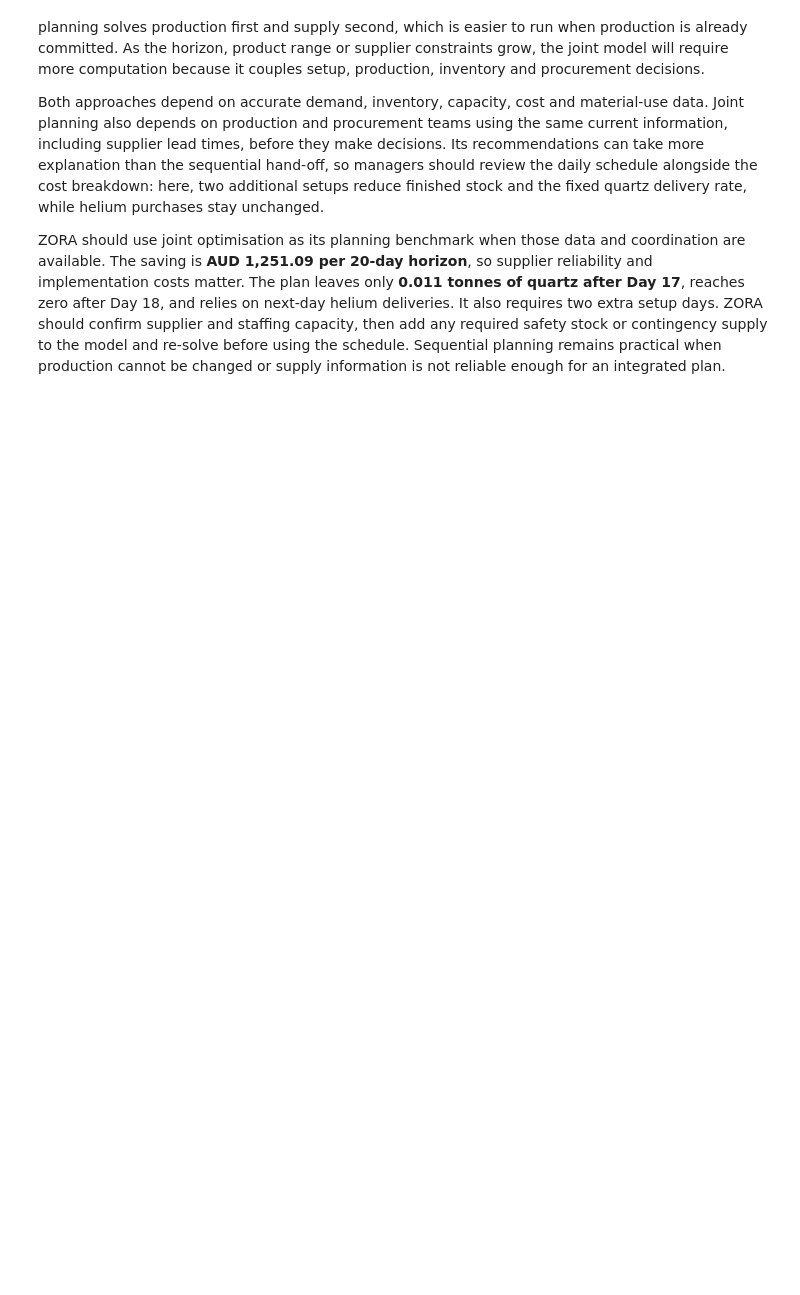
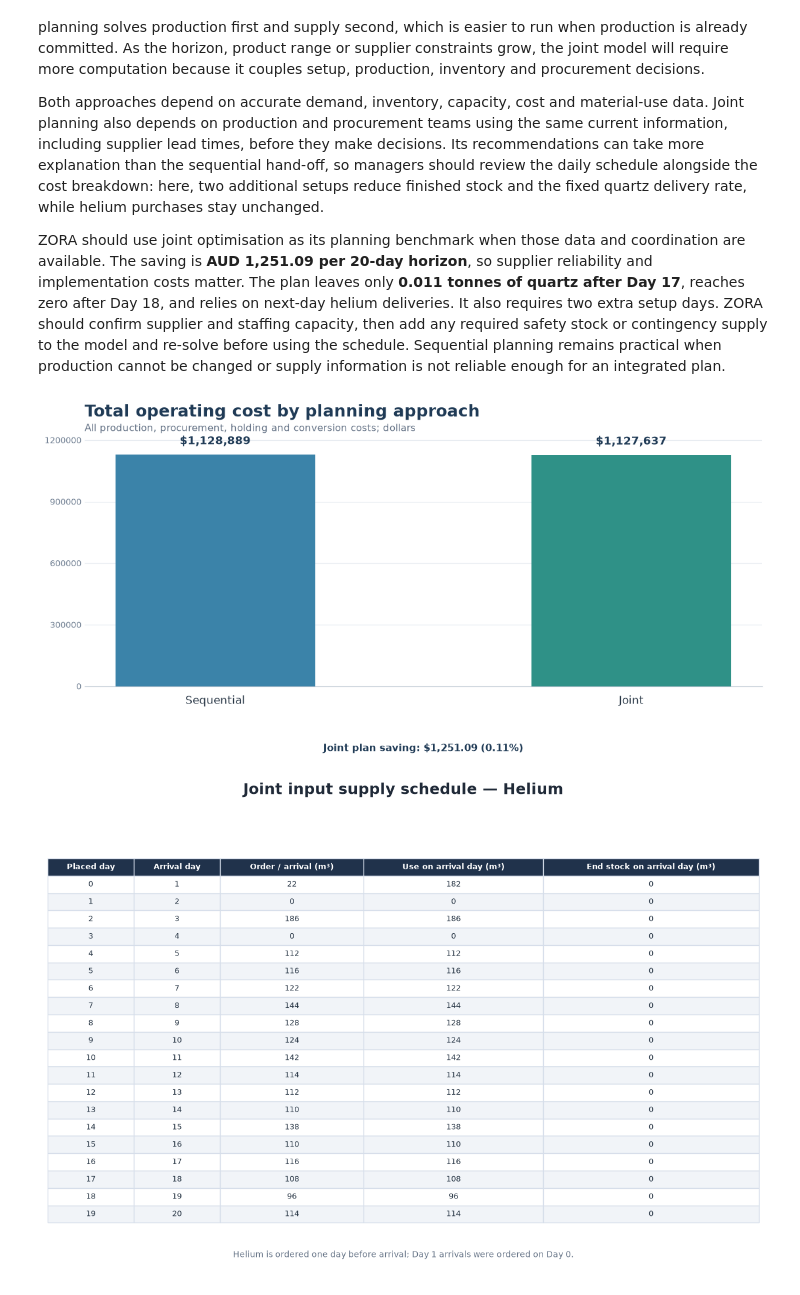
Before and after one commit to paveenavijay/QBUS3340-Operations-Management-, a Jupyter notebook: task3_version1.ipynb, the cells around one changed output. Saved outputs shown, nothing was run; the diff lists cells and outputs as text; code cells hidden in the pictures; blank space fills up the shorter version.

Commit message:
Update Task 3 notebook figures

```diff
--- a/task3_version1.ipynb
+++ b/task3_version1.ipynb
@@ -644,3 +644,80 @@ For this 20-day horizon, the joint model is practical to solve and gives the low
 Both approaches depend on accurate demand, inventory, capacity, cost and material-use data. Joint planning also depends on production and procurement teams using the same current information, including supplier lead times, before they make decisions. Its recommendations can take more explanation than the sequential hand-off, so managers should review the daily schedule alongside the cost breakdown: here, two additional setups reduce finished stock and the fixed quartz delivery rate, while helium purchases stay unchanged.
 
 ZORA should use joint optimisation as its planning benchmark when those data and coordination are available. The saving is **AUD 1,251.09 per 20-day horizon**, so supplier reliability and implementation costs matter. The plan leaves only **0.011 tonnes of quartz after Day 17**, reaches zero after Day 18, and relies on next-day helium deliveries. It also requires two extra setup days. ZORA should confirm supplier and staffing capacity, then add any required safety stock or contingency supply to the model and re-solve before using the schedule. Sequential planning remains practical when production cannot be changed or supply information is not reliable enough for an integrated plan.
+# %%
+# Report figures: total operating cost and joint helium schedule
+# Run after the optimisation and sequential benchmark cells above.
+
+# Figure 1: total operating cost by planning approach
+cost_labels = ["Sequential", "Joint"]
+cost_values = [seq_total, joint_total]
+colors = ["#3b83a9", "#2f9187"]
+saving_value = seq_total - joint_total
+saving_pct = 100 * saving_value / seq_total
+
+fig, ax = plt.subplots(figsize=(11, 5.4), layout="constrained")
+bars = ax.bar(cost_labels, cost_values, color=colors, width=0.48)
+ax.set_title("Total operating cost by planning approach", loc="left",
+             fontsize=18, fontweight="bold", color="#203b56", pad=24)
+ax.text(0, 1.02,
+        "All production, procurement, holding and conversion costs; dollars",
+        transform=ax.transAxes, fontsize=11, color="#667487", va="bottom")
+ax.set_ylim(0, max(cost_values) * 1.07)
+ax.set_yticks([0, 300_000, 600_000, 900_000, 1_200_000])
+ax.ticklabel_format(axis="y", style="plain")
+ax.set_ylabel("")
+ax.tick_params(axis="x", labelsize=12, colors="#293746", length=0, pad=10)
+ax.tick_params(axis="y", labelsize=9, colors="#718093", length=0)
+ax.grid(axis="y", color="#e4e9ef", linewidth=0.8)
+ax.set_axisbelow(True)
+for spine in ("top", "right", "left"):
+    ax.spines[spine].set_visible(False)
+ax.spines["bottom"].set_color("#bcc6d0")
+for bar, value in zip(bars, cost_values):
+    ax.text(bar.get_x() + bar.get_width()/2, value + 38_000,
+            f"${value:,.0f}", ha="center", va="bottom",
+            fontsize=12, fontweight="bold", color="#203b56")
+ax.text(0.5, -0.23,
+        f"Joint plan saving: ${saving_value:,.2f} ({saving_pct:.2f}%)",
+        transform=ax.transAxes, ha="center", va="top",
+        fontsize=11, fontweight="bold", color="#203b56")
+fig.savefig(OUT / "total_operating_cost_by_approach.png", dpi=180, bbox_inches="tight")
+plt.show()
+plt.close(fig)
+
+# Figure 2: joint helium orders placed one day before their arrival
+helium_figure = joint_orders.copy()
+helium_figure["Order / arrival (m³)"] = helium_figure["Order / arrival (m3)"]
+helium_figure["Use on arrival day (m³)"] = helium_figure["Use on arrival day (m3)"]
+helium_figure["End stock on arrival day (m³)"] = helium_figure["End stock on arrival day (m3)"]
+helium_figure = helium_figure[["Placed day", "Arrival day", "Order / arrival (m³)",
+                               "Use on arrival day (m³)", "End stock on arrival day (m³)"]]
+
+fig, ax = plt.subplots(figsize=(12, 8.2), layout="constrained")
+ax.axis("off")
+ax.set_title("Joint input supply schedule — Helium", fontsize=18,
+             fontweight="bold", color="#202a38", pad=18)
+table = ax.table(cellText=helium_figure.round(0).astype(int).values,
+                 colLabels=helium_figure.columns,
+                 cellLoc="center", colLoc="center", loc="center",
+                 colWidths=[0.12, 0.12, 0.20, 0.25, 0.30])
+table.auto_set_font_size(False)
+table.set_fontsize(9.5)
+table.scale(1, 1.42)
+for (row, col), cell in table.get_celld().items():
+    cell.set_edgecolor("#d6deea")
+    if row == 0:
+        cell.set_facecolor("#20324b")
+        cell.set_text_props(color="white", weight="bold")
+    else:
+        cell.set_facecolor("#f1f4f8" if row % 2 == 0 else "white")
+        cell.set_text_props(color="#293746")
+fig.text(0.5, 0.035,
+         "Helium is ordered one day before arrival; Day 1 arrivals were ordered on Day 0.",
+         ha="center", fontsize=10, color="#667487")
+fig.savefig(OUT / "joint_helium_supply_schedule.png", dpi=180, bbox_inches="tight")
+plt.show()
+plt.close(fig)
+# %% [output]
+[figure, added]
+[figure, added]
```
Also changed, not shown: parts of 1 cell of this notebook.
